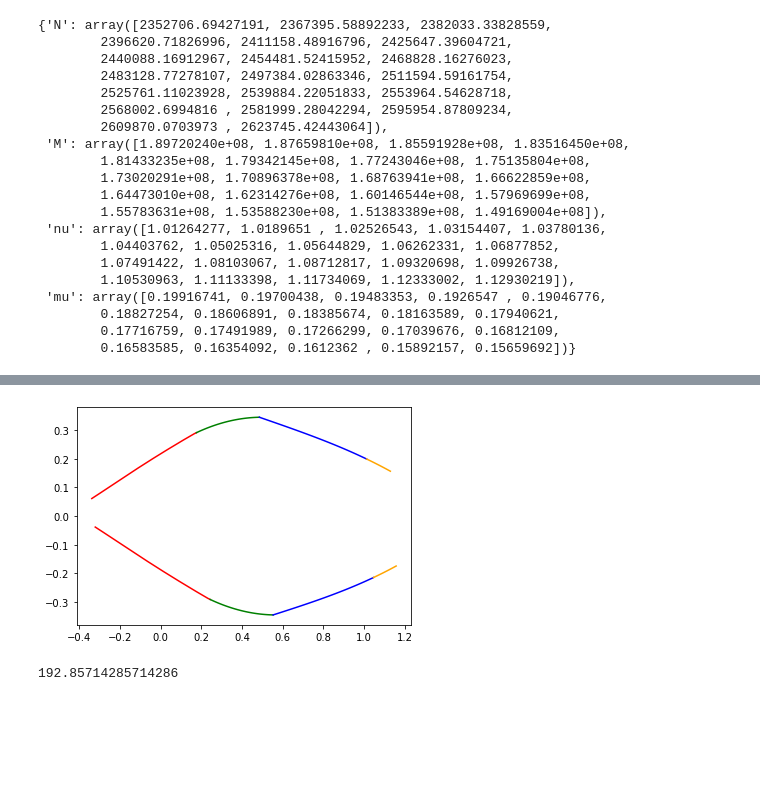
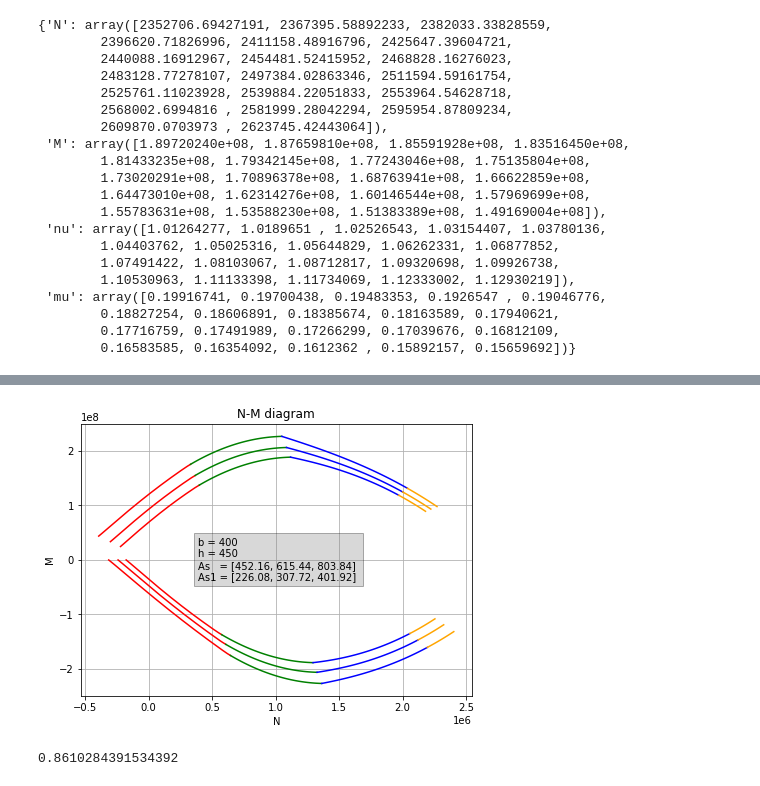
Before and after one commit to sononicola/Design-of-Concrete-Structures, a Jupyter notebook: M - N interaction diagram.ipynb, the cells around one changed output, grey strips where cells are left out. Cells and saved outputs as stored; diff of their text form; code cells hidden in the pictures; blank space fills up the shorter version.

Commit message:
plot for multiple areas

```diff
--- a/M - N interaction diagram.ipynb
+++ b/M - N interaction diagram.ipynb
@@ -246,18 +229,61 @@ plt.plot(MN_down["5"]["nu"],-MN_down["5"]["mu"],color="orange")
-# %%
-def interactionDiagram(dic_up,dic_down):
-    colors = ["red","green","blue","orange"]
-    for i in range(2,6): #(1,7) when finisched
-        k = i - 2 # i -1
-        i = str(i)
-        plt.plot(dic_up[i]["nu"],dic_up[i]["mu"],dic_down[i]["nu"],-dic_down[i]["mu"],color=colors[k])
-
-interactionDiagram(MN_up,MN_down)
-# %% [output]
-[figure, removed]
-# %%
-(ecu-ec2)*(d+d1)/ecu
-# %% [output]
-192.85714285714286
+# %%
+def create_multiple_strainDistribution(As: list, As1: list) -> list[tuple[dict]]:
+    """example [(MN_up_1, MN_down_1), (MN_up_2, MN_down_2), ...]"""
+    multiple_strain_distributions = []
+    for i in range(len(As1)):
+        tup = (mn_up, mn_down) = strainDistribution(As[i], As1[i]), strainDistribution(As1[i], As[i])
+        multiple_strain_distributions.append(tup)
+    return multiple_strain_distributions
+
+def a(bars: int , diameter: int):
+    return bars * 3.14 * diameter**2 / 4
+
+
+As_list = [a(4,12),a(4,14), a(4,16)]
+As1_list = [a(2,12),a(2,14), a(2,16)]
+mult = create_multiple_strainDistribution(As_list,As1_list)
+# %%
+COLORS = ["red","green","blue","orange"]
+def interaction_diagram_single(dic_up,dic_down):
+    fig, ax = plt.subplots(1,1, figsize = (7, 5))
+    ax.set_xlabel('nu')
+    ax.set_ylabel('mu')
+
+    for i in range(2,6): #(1,7) when finisched
+        k = i - 2 # i -1
+        i = str(i)
+        ax.plot(dic_up[i]["nu"],dic_up[i]["mu"],dic_down[i]["nu"],-dic_down[i]["mu"],color=COLORS[k],label=i)
+        ax.legend()
+
+def interaction_diagram_multiple(multiple_strainDistribution: create_multiple_strainDistribution, NM=True):
+    x = "N" if NM else "nu"
+    y = "M" if NM else "mu"
+    fig, ax = plt.subplots(1,1, figsize = (7, 5))
+    ax.set_xlabel(x)
+    ax.set_ylabel(y)
+    ax.grid("True")
+    ax.set_title(f"{x}-{y} diagram")
+    for area in range(len(multiple_strainDistribution)):
+        for i in range(2,6): #(1,7) when finisched #TODO
+            k = i - 2 # i -1 #togliere completamente k #TODO
+            i = str(i)
+            dic_up, dic_down = multiple_strainDistribution[area]
+            ax.plot(dic_up[i][x],dic_up[i][y],dic_down[i][x],-dic_down[i][y],color=COLORS[k])
+        #ax.plot([],[], label=f"Area: {area}")
+    ax.text(
+        x=0.3,
+        y=0.5,
+        s=f"b = {b}\nh = {h}\nAs   = {As_list} \nAs1 = {As1_list} ",
+        horizontalalignment='left',
+        verticalalignment='center',
+        transform=ax.transAxes, #used to make x,y coords in global coordinates
+        bbox=dict(facecolor='grey', alpha=0.3)
+    )
+
+#interaction_diagram_single(MN_up,MN_down)
+interaction_diagram_multiple(mult)
+# %% [output]
+[figure, added]
 # %%
 fcd = fck * 0.85 / 1.5
 
@@ -284,0 +336,4 @@ mu = M/(b*d**2*fcd)
+# %%
+(xi[0]**2 - 6/7*xi[0] + 125/1029) / ((xi[0] - 3/7)**2)
+# %% [output]
+0.8610284391534392
```
Also changed, not shown: parts of 8 cells of this notebook.
